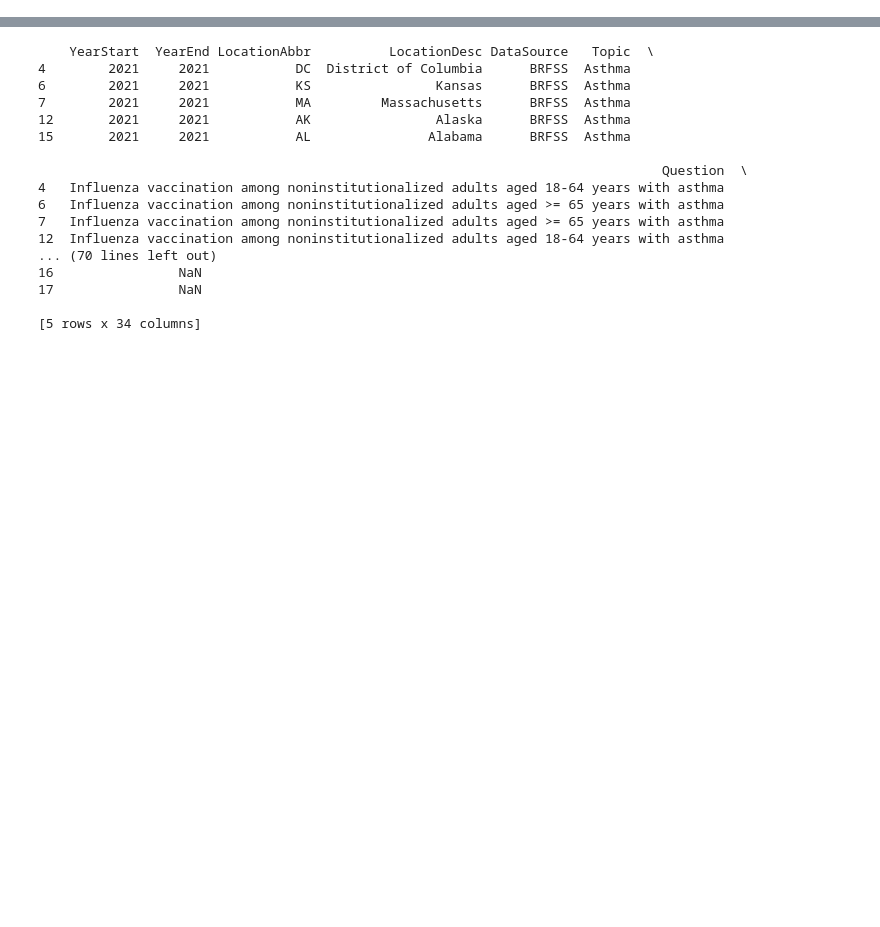
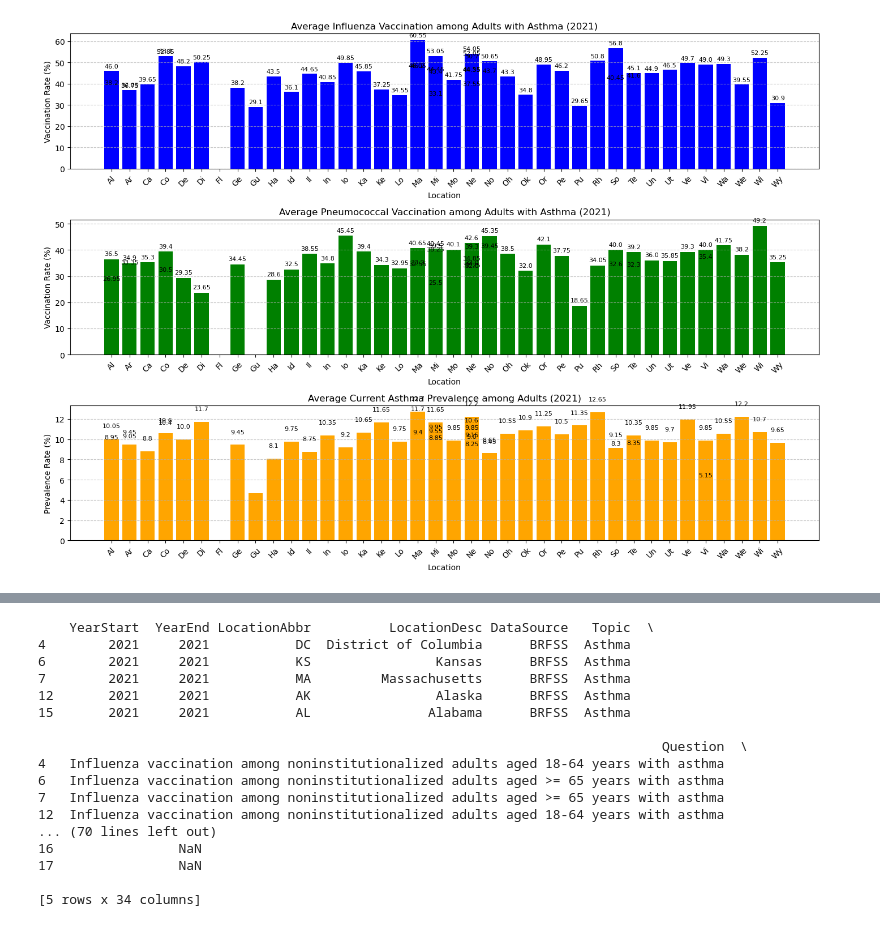
Before and after one commit to icook1/project_3, a Jupyter notebook: project3AsthmaData.ipynb, the cells around one changed output, grey strips where cells are left out. Cells and saved outputs as stored; diff of their text form; code cells hidden in the pictures; blank space fills up the shorter version.

```diff
--- a/project3AsthmaData.ipynb
+++ b/project3AsthmaData.ipynb
@@ -20,0 +78,10 @@ print(asthma_data['Question'].unique())
+# %%
+# Aggregate data by location using the correct column name 'DataValue'
+flu_agg = flu_data.groupby('LocationDesc').agg({'DataValue': 'mean'}).reset_index()
+pneumo_agg = pneumo_data.groupby('LocationDesc').agg({'DataValue': 'mean'}).reset_index()
+prevalence_agg = prevalence_data.groupby('LocationDesc').agg({'DataValue': 'mean'}).reset_index()
+
+# Inspect the aggregated data
+print(flu_agg.head())
+print(pneumo_agg.head())
+print(prevalence_agg.head())
@@ -20,0 +119,60 @@ print(asthma_data['Question'].unique())
+# %%
+import matplotlib.pyplot as plt
+
+# Example of abbreviated state names
+flu_agg['LocationDesc'] = flu_agg['LocationDesc'].str[:2]  # Keep only the first two characters
+pneumo_agg['LocationDesc'] = pneumo_agg['LocationDesc'].str[:2]
+prevalence_agg['LocationDesc'] = prevalence_agg['LocationDesc'].str[:2]
+
+# Set the figure size for better readability
+plt.figure(figsize=(14, 10))
+
+# Function to add data labels with offset
+def add_data_labels(bars):
+    for bar in bars:
+        yval = bar.get_height()
+        # Only label if the value is above a certain threshold
+        if yval > 5:  # Adjust this threshold as needed
+            plt.text(bar.get_x() + bar.get_width()/2, yval + 1, round(yval, 2), ha='center', va='bottom', fontsize=8)
+
+# Plot for Average Influenza Vaccination Data
+plt.subplot(3, 1, 1)  # 3 rows, 1 column, 1st subplot
+bars = plt.bar(flu_agg['LocationDesc'], flu_agg['DataValue'], color='blue')
+plt.title('Average Influenza Vaccination among Adults with Asthma (2021)')
+plt.xlabel('Location')
+plt.ylabel('Vaccination Rate (%)')
+plt.xticks(rotation=45, fontsize=10)  # Adjust font size
+plt.grid(axis='y', linestyle='--', alpha=0.7)
+
+# Add data labels
+add_data_labels(bars)
+
+# Plot for Average Pneumococcal Vaccination Data
+plt.subplot(3, 1, 2)  # 3 rows, 1 column, 2nd subplot
+bars = plt.bar(pneumo_agg['LocationDesc'], pneumo_agg['DataValue'], color='green')
+plt.title('Average Pneumococcal Vaccination among Adults with Asthma (2021)')
+plt.xlabel('Location')
+plt.ylabel('Vaccination Rate (%)')
+plt.xticks(rotation=45, fontsize=10)  # Adjust font size
+plt.grid(axis='y', linestyle='--', alpha=0.7)
+
+# Add data labels
+add_data_labels(bars)
+
+# Plot for Average Current Asthma Prevalence Data
+plt.subplot(3, 1, 3)  # 3 rows, 1 column, 3rd subplot
+bars = plt.bar(prevalence_agg['LocationDesc'], prevalence_agg['DataValue'], color='orange')
+plt.title('Average Current Asthma Prevalence among Adults (2021)')
+plt.xlabel('Location')
+plt.ylabel('Prevalence Rate (%)')
+plt.xticks(rotation=45, fontsize=10)  # Adjust font size
+plt.grid(axis='y', linestyle='--', alpha=0.7)
+
+# Add data labels
+add_data_labels(bars)
+
+# Adjust layout to prevent overlap
+plt.tight_layout()
+plt.show()
+# %% [output]
+[figure, added]
```
Also changed, not shown: parts of 12 cells of this notebook.
